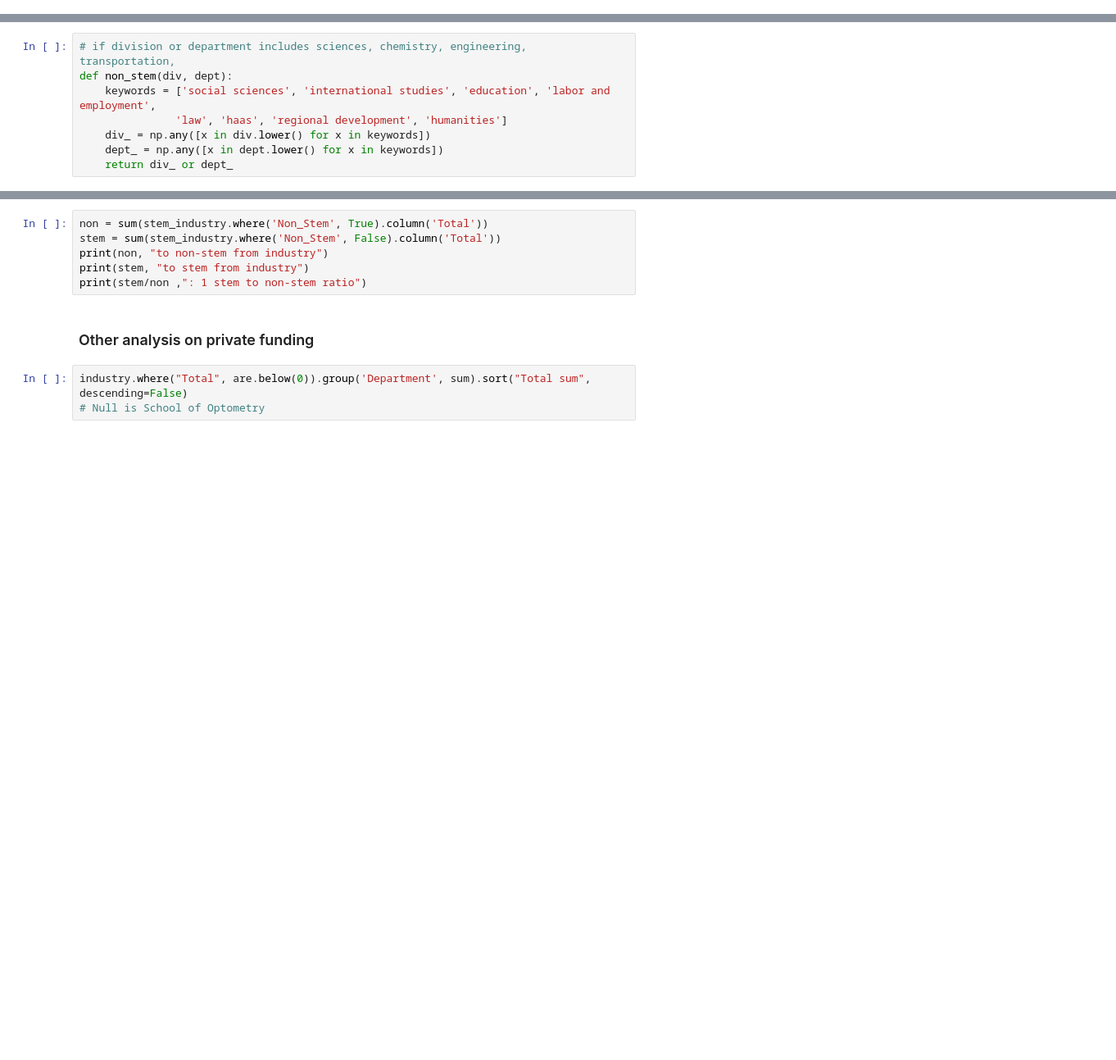
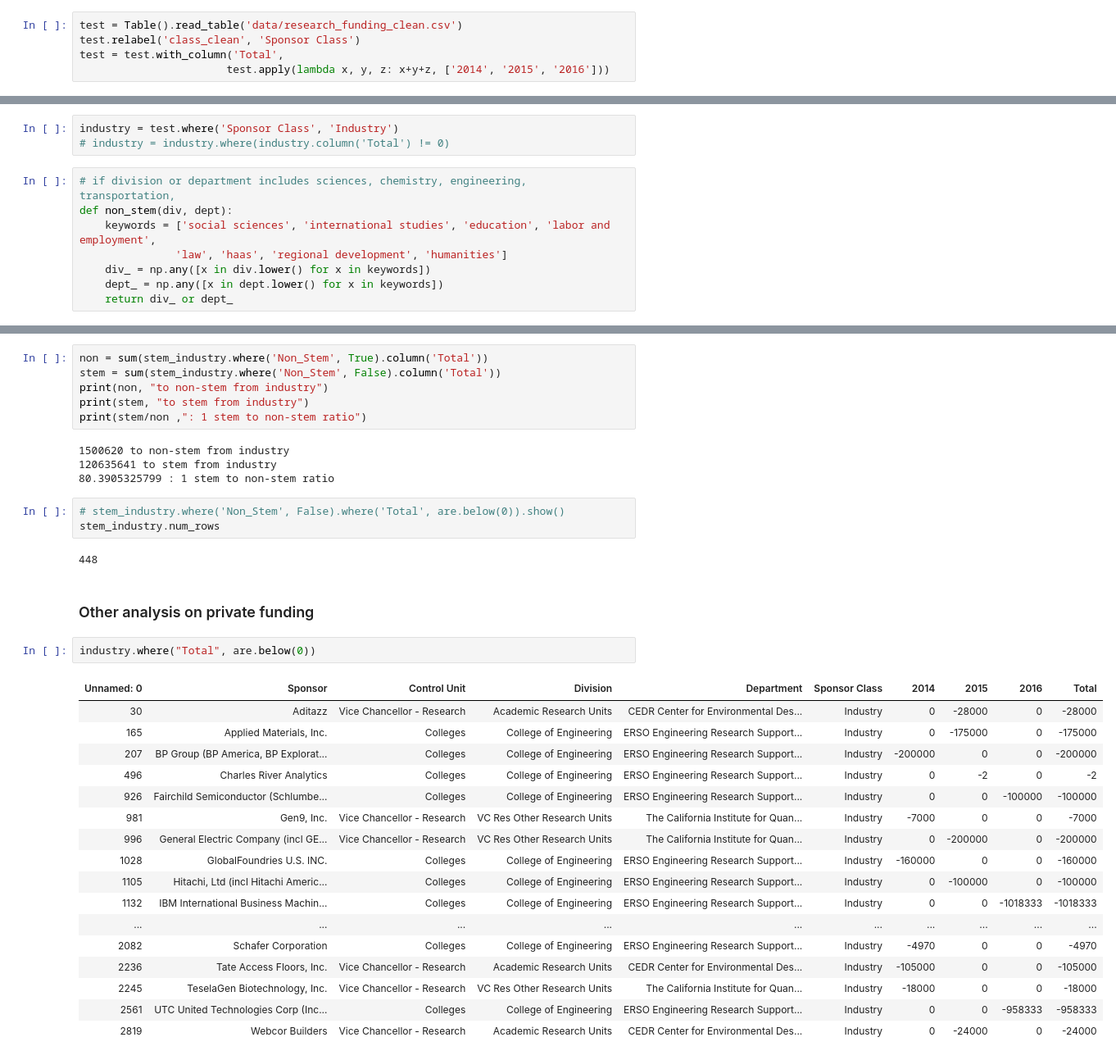
Before and after one commit to dailycal-projects/private-research, a Jupyter notebook: notebooks/Research Funding Data Wrangling.ipynb, the cells around one changed output, grey strips where cells are left out. Shown at 82% size. Cells and saved outputs as stored; diff of their text form; blank space fills up the shorter version.

```diff
--- a/notebooks/Research Funding Data Wrangling.ipynb
+++ b/notebooks/Research Funding Data Wrangling.ipynb
@@ -296,6 +296,11 @@ combined_phoebe_conc_pd.head(3)
 combined_phoebe_conc_pd.to_csv('data/research_funding_clean.csv')
 # %% [markdown]
 ### Non-stem/stem
+# %%
+test = Table().read_table('data/research_funding_clean.csv')
+test.relabel('class_clean', 'Sponsor Class')
+test = test.with_column('Total',
+                       test.apply(lambda x, y, z: x+y+z, ['2014', '2015', '2016']))
 # %%
 # Divisions
 stem = ['CNR College of Natural Resources', 'Chemistry Department', 'College of Chemistry',
@@ -312,3 +315,6 @@ industry.show()
+# %%
+industry = test.where('Sponsor Class', 'Industry')
+# industry = industry.where(industry.column('Total') != 0)
 # %%
 # if division or department includes sciences, chemistry, engineering, transportation,
 def non_stem(div, dept):
@@ -327,8 +350,34 @@ stem = sum(stem_industry.where('Non_Stem', False).column('Total'))
 print(non, "to non-stem from industry")
 print(stem, "to stem from industry")
 print(stem/non ,": 1 stem to non-stem ratio")
+# %% [output]
+1500620 to non-stem from industry
+120635641 to stem from industry
+80.3905325799 : 1 stem to non-stem ratio
+# %%
+# stem_industry.where('Non_Stem', False).where('Total', are.below(0)).show()
+stem_industry.num_rows
+# %% [output]
+448
 # %% [markdown]
 ### Other analysis on private funding
 # %%
-industry.where("Total", are.below(0)).group('Department', sum).sort("Total sum", descending=False)
-# Null is School of Optometry
+industry.where("Total", are.below(0))
+# %% [output]
+| Unnamed: 0 | Sponsor | ﻿Control Unit | Division | Department | Sponsor Class | 2014 | 2015 | 2016 | Total |
+| 30 | Aditazz | Vice Chancellor - Research | Academic Research Units | CEDR Center for Environmental Des... | Industry | 0 | -28000 | 0 | -28000 |
+| 165 | Applied Materials, Inc. | Colleges | College of Engineering | ERSO Engineering Research Support... | Industry | 0 | -175000 | 0 | -175000 |
+| 207 | BP Group (BP America, BP Explorat... | Colleges | College of Engineering | ERSO Engineering Research Support... | Industry | -200000 | 0 | 0 | -200000 |
+| 496 | Charles River Analytics | Colleges | College of Engineering | ERSO Engineering Research Support... | Industry | 0 | -2 | 0 | -2 |
+| 926 | Fairchild Semiconductor (Schlumbe... | Colleges | College of Engineering | ERSO Engineering Research Support... | Industry | 0 | 0 | -100000 | -100000 |
+| 981 | Gen9, Inc. | Vice Chancellor - Research | VC Res Other Research Units | The California Institute for Quan... | Industry | -7000 | 0 | 0 | -7000 |
+| 996 | General Electric Company (incl GE... | Vice Chancellor - Research | VC Res Other Research Units | The California Institute for Quan... | Industry | 0 | -200000 | 0 | -200000 |
+| 1028 | GlobalFoundries U.S. INC. | Colleges | College of Engineering | ERSO Engineering Research Support... | Industry | -160000 | 0 | 0 | -160000 |
+| 1105 | Hitachi, Ltd (incl Hitachi Americ... | Colleges | College of Engineering | ERSO Engineering Research Support... | Industry | 0 | -100000 | 0 | -100000 |
+| 1132 | IBM International Business Machin... | Colleges | College of Engineering | ERSO Engineering Research Support... | Industry | 0 | 0 | -1018333 | -1018333 |
+| ... | ... | ... | ... | ... | ... | ... | ... | ... | ... |
+| 2082 | Schafer Corporation | Colleges | College of Engineering | ERSO Engineering Research Support... | Industry | -4970 | 0 | 0 | -4970 |
+| 2236 | Tate Access Floors, Inc. | Vice Chancellor - Research | Academic Research Units | CEDR Center for Environmental Des... | Industry | -105000 | 0 | 0 | -105000 |
+| 2245 | TeselaGen Biotechnology, Inc. | Vice Chancellor - Research | VC Res Other Research Units | The California Institute for Quan... | Industry | -18000 | 0 | 0 | -18000 |
+| 2561 | UTC United Technologies Corp (Inc... | Colleges | College of Engineering | ERSO Engineering Research Support... | Industry | 0 | 0 | -958333 | -958333 |
+| 2819 | Webcor Builders | Vice Chancellor - Research | Academic Research Units | CEDR Center for Environmental Des... | Industry | 0 | -24000 | 0 | -24000 |
```
Also changed, not shown: parts of 3 cells of this notebook, 3 other files.
